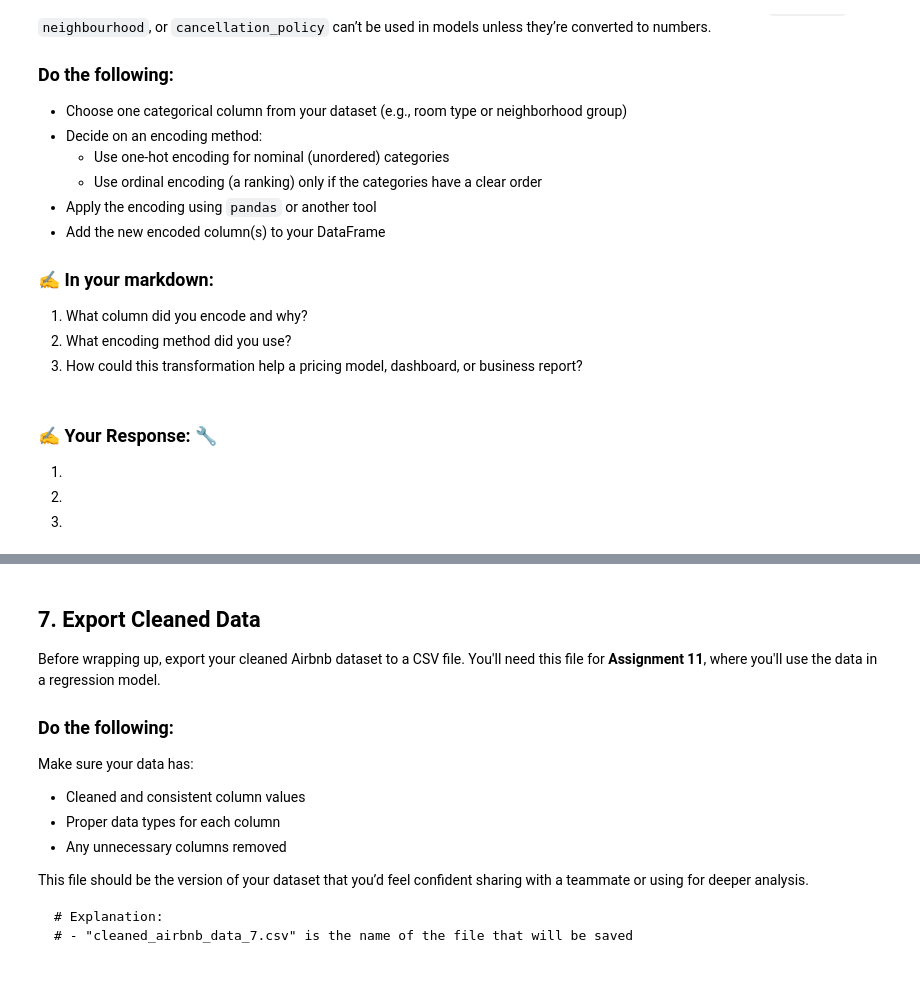
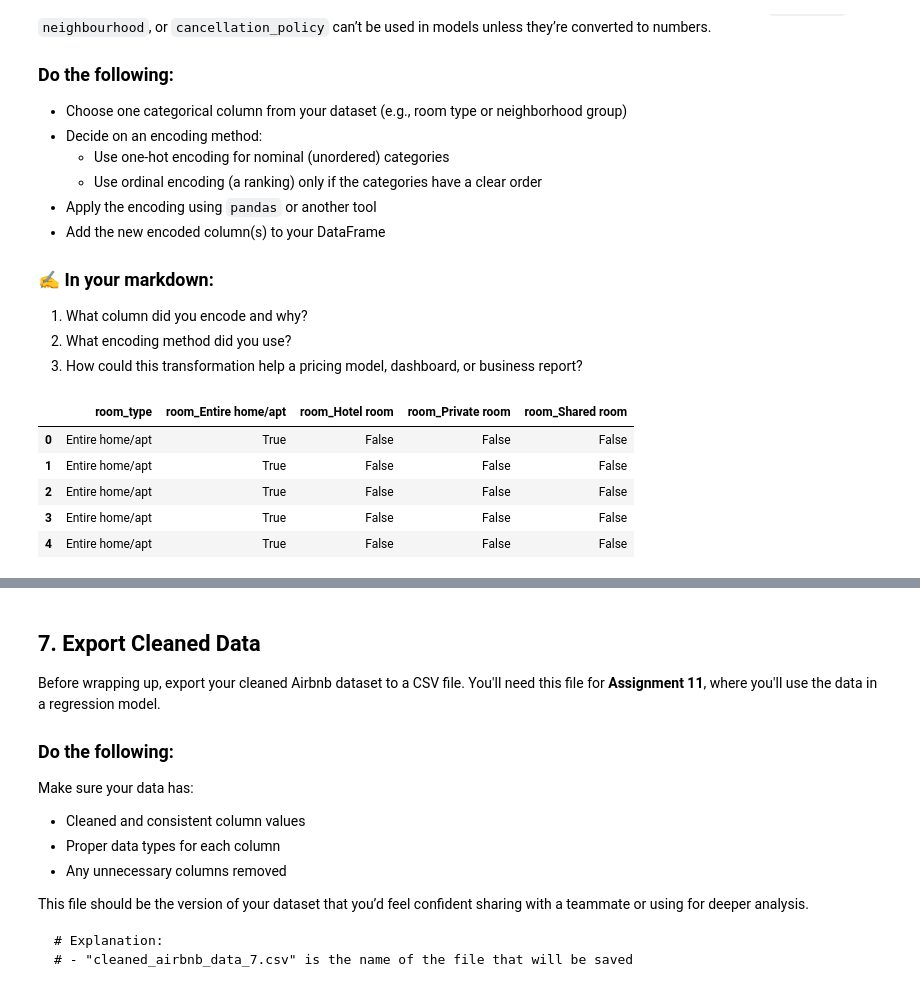
Before and after one commit to expely/Business-Analytics-Labs, a Jupyter notebook: Assignments/assignment_07_data_transformation.ipynb, the cells around one changed output, grey strips where cells are left out. Cells and saved outputs as stored; diff of their text form; code cells hidden in the pictures.

```diff
--- a/Assignments/assignment_07_data_transformation.ipynb
+++ b/Assignments/assignment_07_data_transformation.ipynb
@@ -107,0 +129,17 @@ from sklearn.preprocessing import MinMaxScaler, StandardScaler
+# %%
+from sklearn.preprocessing import MinMaxScaler, StandardScaler
+
+# Min-Max scale
+scaler = MinMaxScaler()
+df_scaled = scaler.fit_transform(df[['minimum_nights']])
+
+df['minimum_nights_scaled'] = df_scaled[:, 0]
+
+# Z-score scale
+scaler = StandardScaler()
+df_scaled = scaler.fit_transform(df[['price']])
+
+df['price_scaled'] = df_scaled[:, 0]
+
+# Describe new scaled values
+print(df[['price_scaled', 'minimum_nights_scaled']].describe())
@@ -133,0 +180,6 @@ Let’s say an Airbnb marketing team wants to segment listings by review activit
+# %%
+# Group bedrooms to categories
+df['bedrooms_group'] = pd.qcut(df['bedrooms'], q=3, labels=['Low', 'Medium', 'High'])
+
+# Preview new grouping
+df['bedrooms_group'].value_counts()
@@ -160,0 +218,9 @@ Stakeholders often want to know things like: What’s the cost per night? Are li
+# %%
+# Ratio of price per accommodate
+df['price_per_person'] = df['price'] / df['accommodates']
+
+# Long-Term Stays
+df['is_long_term_stay'] = (df['minimum_nights'] >= 30).astype(int)
+
+# Preview new columns
+df[['price_per_person', 'is_long_term_stay']].head()
@@ -182,5 +260,16 @@ Let’s say you’re helping the Airbnb data science team build a model to predi
-# %% [markdown]
-### ✍️ Your Response: 🔧
-1.
-2.
-3.
+# %%
+# One-hot encode room types
+df_encoded = pd.get_dummies(df, columns=['room_type'], prefix='room')
+
+# Add encoded columns to original dataframe
+df = pd.concat([df, df_encoded], axis=1)
+
+# Preview new data
+df.filter(like='room_').head()
+# %% [output]
+|  | room_type | room_Entire home/apt | room_Hotel room | room_Private room | room_Shared room |
+| 0 | Entire home/apt | True | False | False | False |
+| 1 | Entire home/apt | True | False | False | False |
+| 2 | Entire home/apt | True | False | False | False |
+| 3 | Entire home/apt | True | False | False | False |
+| 4 | Entire home/apt | True | False | False | False |
```
Also changed, not shown: parts of 24 cells of this notebook.
